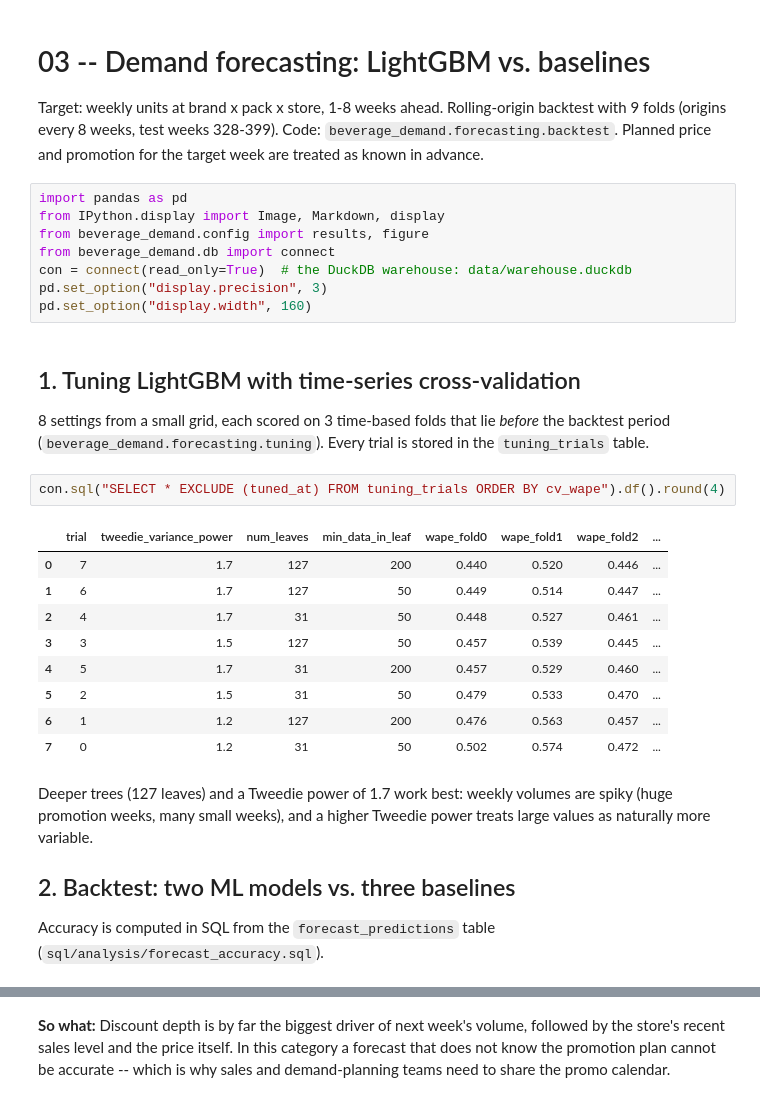
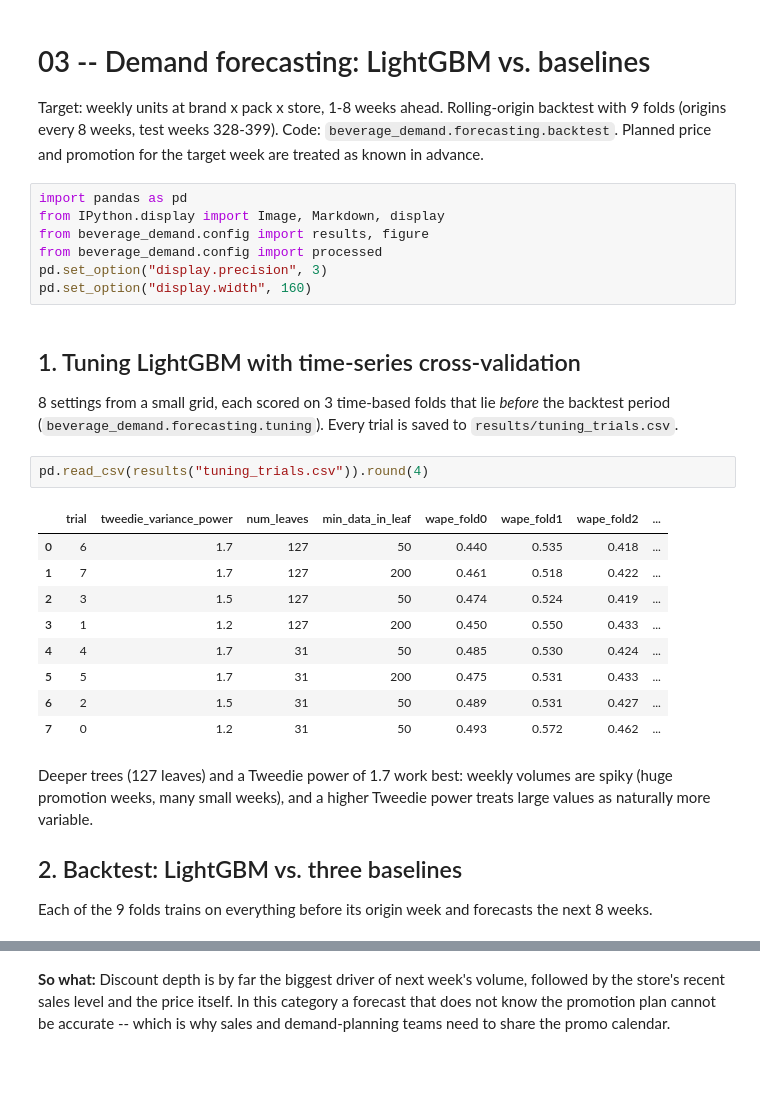
Before and after one commit to smil7/beverage-demand-elasticity, a Jupyter notebook: notebooks/03_forecasting.ipynb, the cells around one changed output, grey strips where cells are left out. Cells and saved outputs as stored; diff of their text form; blank space fills up the shorter version.

Commit message:
docs: regenerate results and update README and docs for the simpler pipeline

```diff
--- a/notebooks/03_forecasting.ipynb
+++ b/notebooks/03_forecasting.ipynb
@@ -8,36 +8,34 @@ Planned price and promotion for the target week are treated as known in advance.
 import pandas as pd
 from IPython.display import Image, Markdown, display
 from beverage_demand.config import results, figure
-from beverage_demand.db import connect
-con = connect(read_only=True)  # the DuckDB warehouse: data/warehouse.duckdb
+from beverage_demand.config import processed
 pd.set_option("display.precision", 3)
 pd.set_option("display.width", 160)
 # %% [markdown]
 ## 1. Tuning LightGBM with time-series cross-validation
 
 8 settings from a small grid, each scored on 3 time-based folds that lie *before* the backtest
-period (`beverage_demand.forecasting.tuning`). Every trial is stored in the `tuning_trials` table.
+period (`beverage_demand.forecasting.tuning`). Every trial is saved to `results/tuning_trials.csv`.
-# %%
-con.sql("SELECT * EXCLUDE (tuned_at) FROM tuning_trials ORDER BY cv_wape").df().round(4)
-# %% [output]
-|  | trial | tweedie_variance_power | num_leaves | min_data_in_leaf | wape_fold0 | wape_fold1 | wape_fold2 | ... |
-| 0 | 7 | 1.7 | 127 | 200 | 0.440 | 0.520 | 0.446 | ... |
-| 1 | 6 | 1.7 | 127 | 50 | 0.449 | 0.514 | 0.447 | ... |
-| 2 | 4 | 1.7 | 31 | 50 | 0.448 | 0.527 | 0.461 | ... |
-| 3 | 3 | 1.5 | 127 | 50 | 0.457 | 0.539 | 0.445 | ... |
-| 4 | 5 | 1.7 | 31 | 200 | 0.457 | 0.529 | 0.460 | ... |
-| 5 | 2 | 1.5 | 31 | 50 | 0.479 | 0.533 | 0.470 | ... |
-| 6 | 1 | 1.2 | 127 | 200 | 0.476 | 0.563 | 0.457 | ... |
-| 7 | 0 | 1.2 | 31 | 50 | 0.502 | 0.574 | 0.472 | ... |
+# %%
+pd.read_csv(results("tuning_trials.csv")).round(4)
+# %% [output]
+|  | trial | tweedie_variance_power | num_leaves | min_data_in_leaf | wape_fold0 | wape_fold1 | wape_fold2 | ... |
+| 0 | 6 | 1.7 | 127 | 50 | 0.440 | 0.535 | 0.418 | ... |
+| 1 | 7 | 1.7 | 127 | 200 | 0.461 | 0.518 | 0.422 | ... |
+| 2 | 3 | 1.5 | 127 | 50 | 0.474 | 0.524 | 0.419 | ... |
+| 3 | 1 | 1.2 | 127 | 200 | 0.450 | 0.550 | 0.433 | ... |
+| 4 | 4 | 1.7 | 31 | 50 | 0.485 | 0.530 | 0.424 | ... |
+| 5 | 5 | 1.7 | 31 | 200 | 0.475 | 0.531 | 0.433 | ... |
+| 6 | 2 | 1.5 | 31 | 50 | 0.489 | 0.531 | 0.427 | ... |
+| 7 | 0 | 1.2 | 31 | 50 | 0.493 | 0.572 | 0.462 | ... |
 # %% [markdown]
 Deeper trees (127 leaves) and a Tweedie power of 1.7 work best: weekly volumes are spiky
 (huge promotion weeks, many small weeks), and a higher Tweedie power treats large values as
 naturally more variable.
 
-## 2. Backtest: two ML models vs. three baselines
+## 2. Backtest: LightGBM vs. three baselines
 
-Accuracy is computed in SQL from the `forecast_predictions` table
-(`sql/analysis/forecast_accuracy.sql`).
+Each of the 9 folds trains on everything before its origin week and forecasts the next 8 weeks.
 # %%
 m = pd.read_csv(results("forecast_metrics.csv"))
 m[m["slice"].isin(["overall", "promo", "chain_level"])].pivot_table(index=["slice", "group"], columns="model", values="wape").round(3)
```
Also changed, not shown: parts of 14 cells of this notebook, 31 other files.
